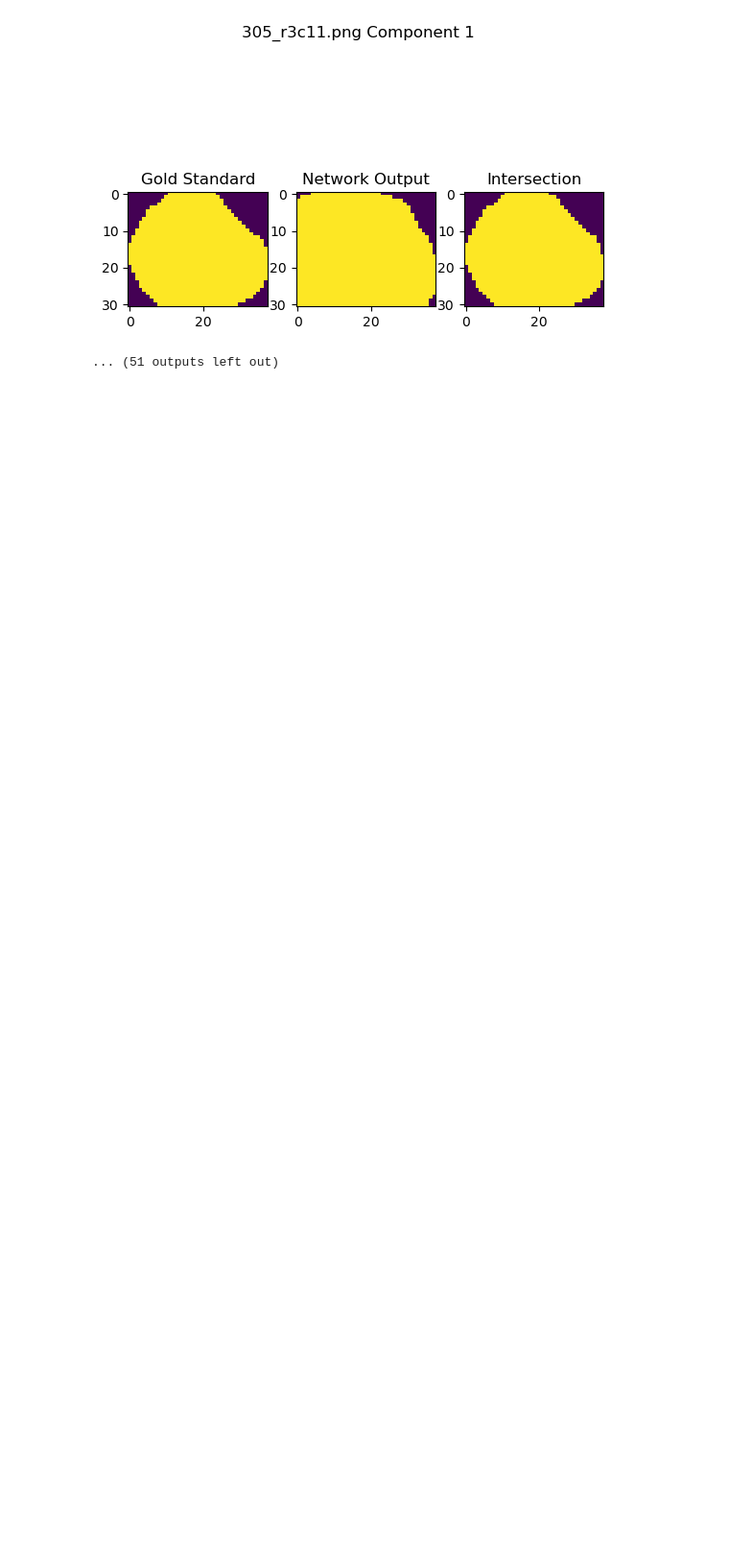
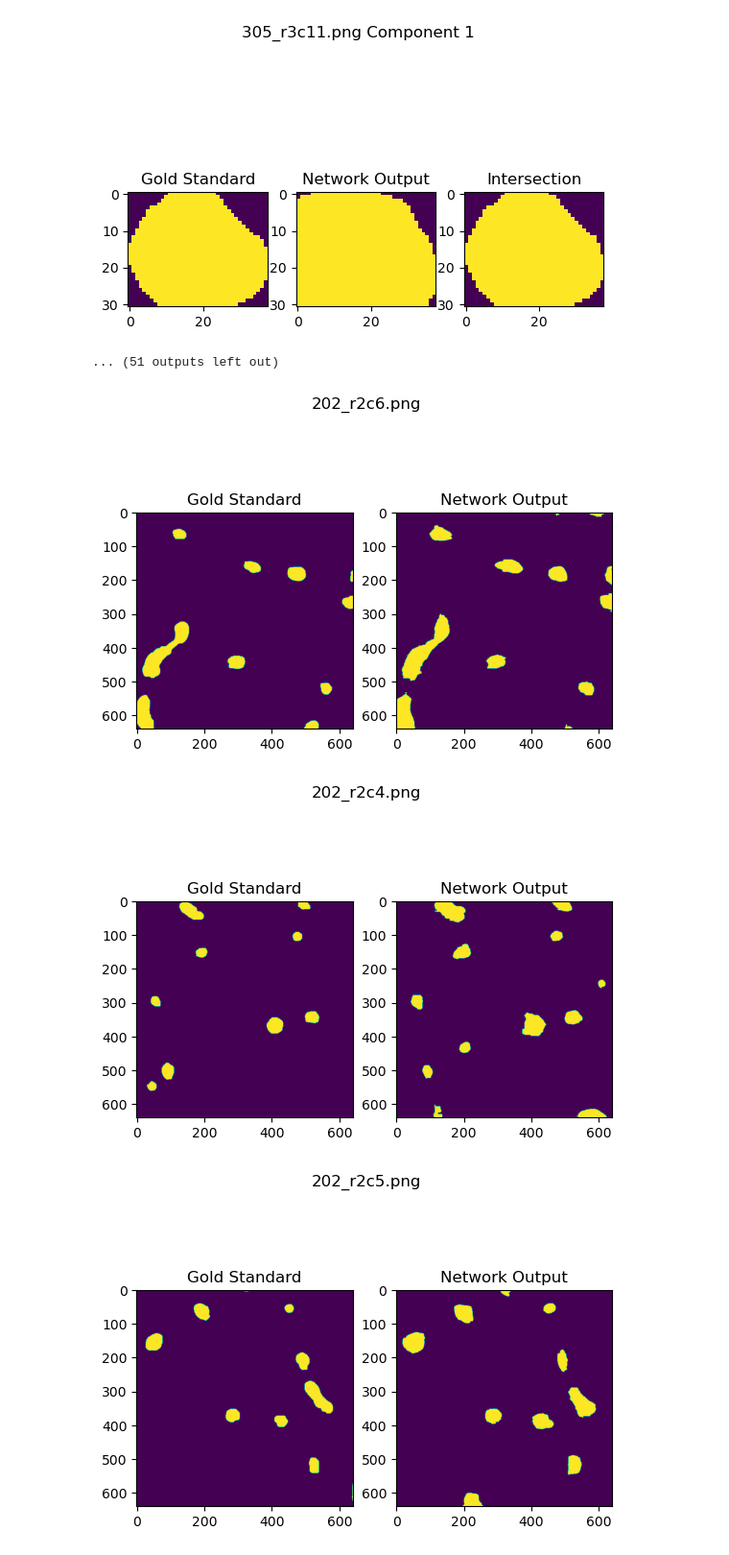
Before and after one commit to igorgonribs/tumor_regions_segmentation, a Jupyter notebook: sourcecode/BONE_CHANNELS/07_bones_evaluation_by_canal.ipynb, the cells around one changed output. Shown at 96% size. Cells and saved outputs as stored; diff of their text form; code cells hidden in the pictures; blank space fills up the shorter version.

Commit message:
patch masks examples

```diff
--- a/sourcecode/BONE_CHANNELS/07_bones_evaluation_by_canal.ipynb
+++ b/sourcecode/BONE_CHANNELS/07_bones_evaluation_by_canal.ipynb
@@ -359,3 +359,24 @@ F1-Score: 0.8487764641187792
 [figure]
 [figure]
 ... (51 outputs left out)
+# %%
+x = [4, 2, 3]
+
+for i in x:
+    original_mask   = Image.open(dataloaders['test'].dataset.samples[i][1])
+    fname = dataloaders['test'].dataset.samples[i][1].split('\\')[1]
+    segmented_mask  = Image.open(f'../../datasets/BONE_CHANNELS/results/BONE_CHANNELS__Size-640x640_Epoch-100_Images-464_Batch-1__random_distortion/testing/bones/patch/640x640/binary_images/prob_0.100/{fname}')
+    original_mask_np = np.array(original_mask)
+    segmented_mask_np = np.array(segmented_mask)[:, :, 0]
+
+
+    fig, (ax1, ax2) = plt.subplots(1, 2)
+    fig.suptitle(f'{fname}')
+    ax1.set_title('Gold Standard')
+    ax1.imshow(original_mask_np)
+    ax2.set_title('Network Output')
+    ax2.imshow(segmented_mask_np)
+# %% [output]
+[figure, added]
+[figure, added]
+[figure, added]
```
